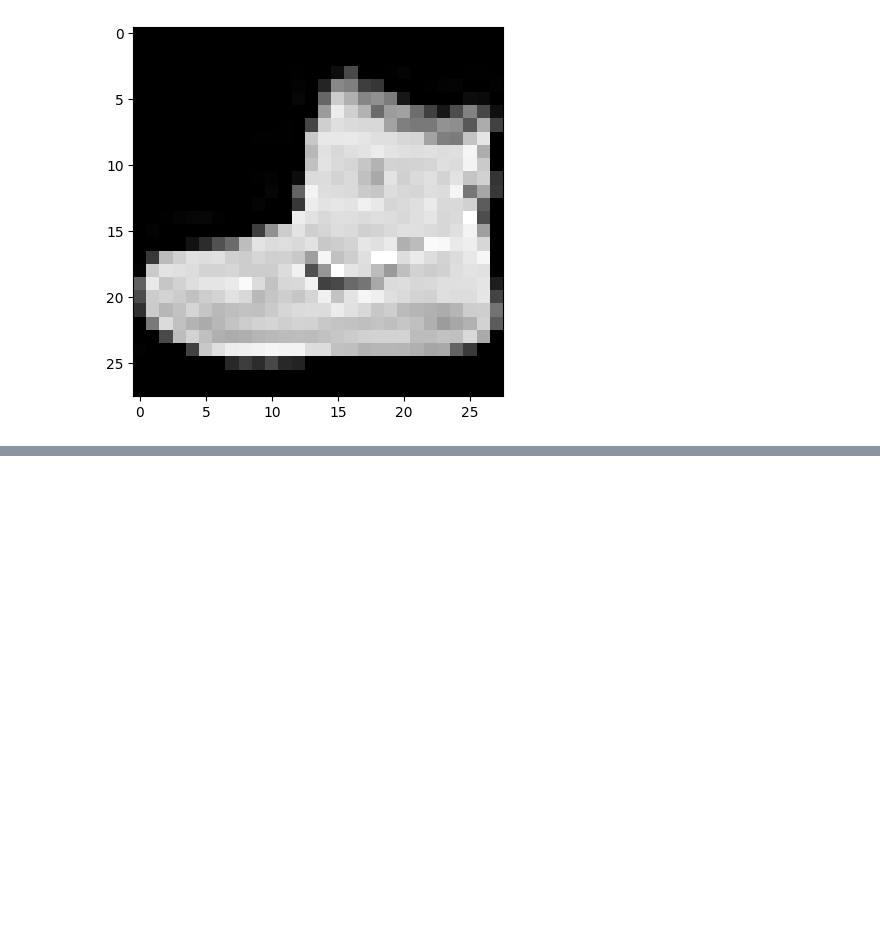
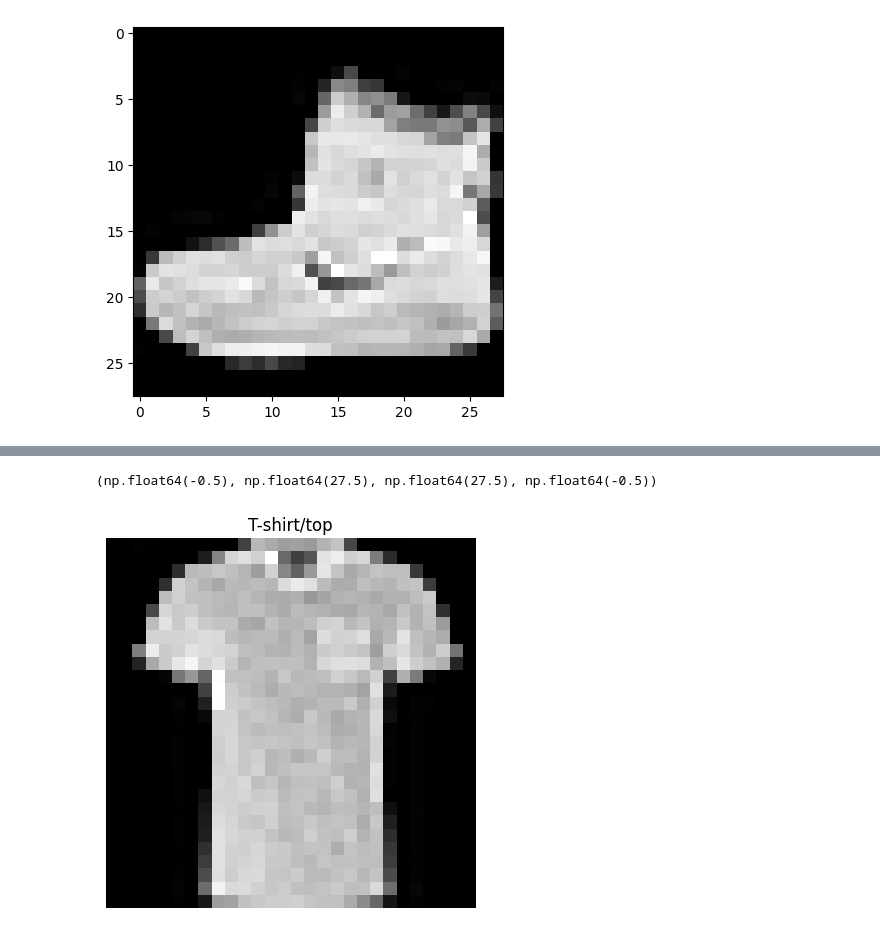
Before and after one commit to Sagar-Gusain/FashionMNIST, a Jupyter notebook: PytorchCV.ipynb, the cells around one changed output, grey strips where cells are left out. Drawn from its saved outputs; the diff is of its cells as text; code cells hidden in the pictures; blank space fills up the shorter version.

```diff
--- a/PytorchCV.ipynb
+++ b/PytorchCV.ipynb
@@ -75,0 +109,10 @@ AttributeError: Figure.set() got an unexpected keyword argument 'figures'
+# %%
+torch.manual_seed(42)
+random_idx = torch.randint(0, len(train_features_batch), size=(1,)).item()
+img,label=train_features_batch[random_idx],train_labels_batch[random_idx]
+plt.imshow(img.squeeze(),cmap="gray")
+plt.title(class_name[label])
+plt.axis(False)
+# %% [output]
+(np.float64(-0.5), np.float64(27.5), np.float64(27.5), np.float64(-0.5))
+[figure, added]
```
Also changed, not shown: parts of 6 cells of this notebook.
